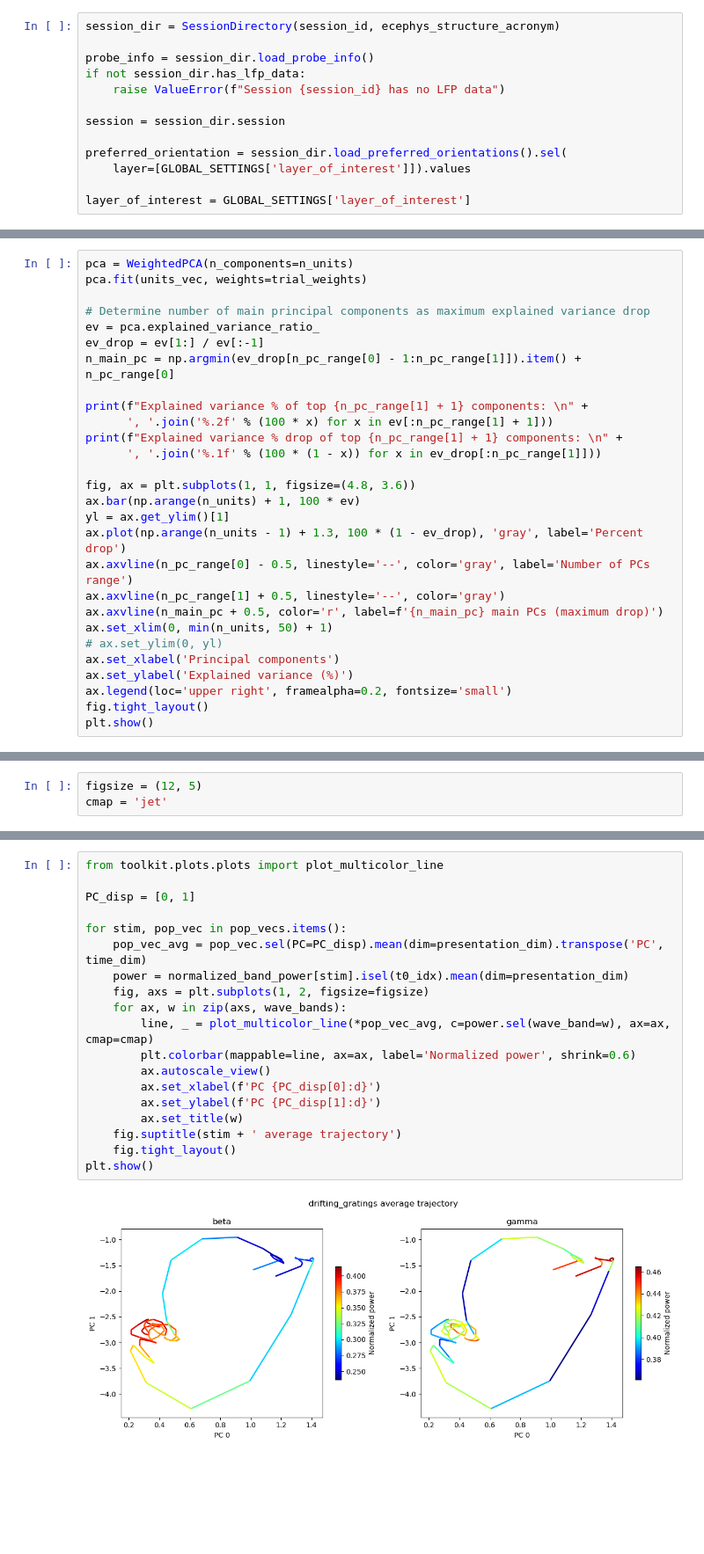
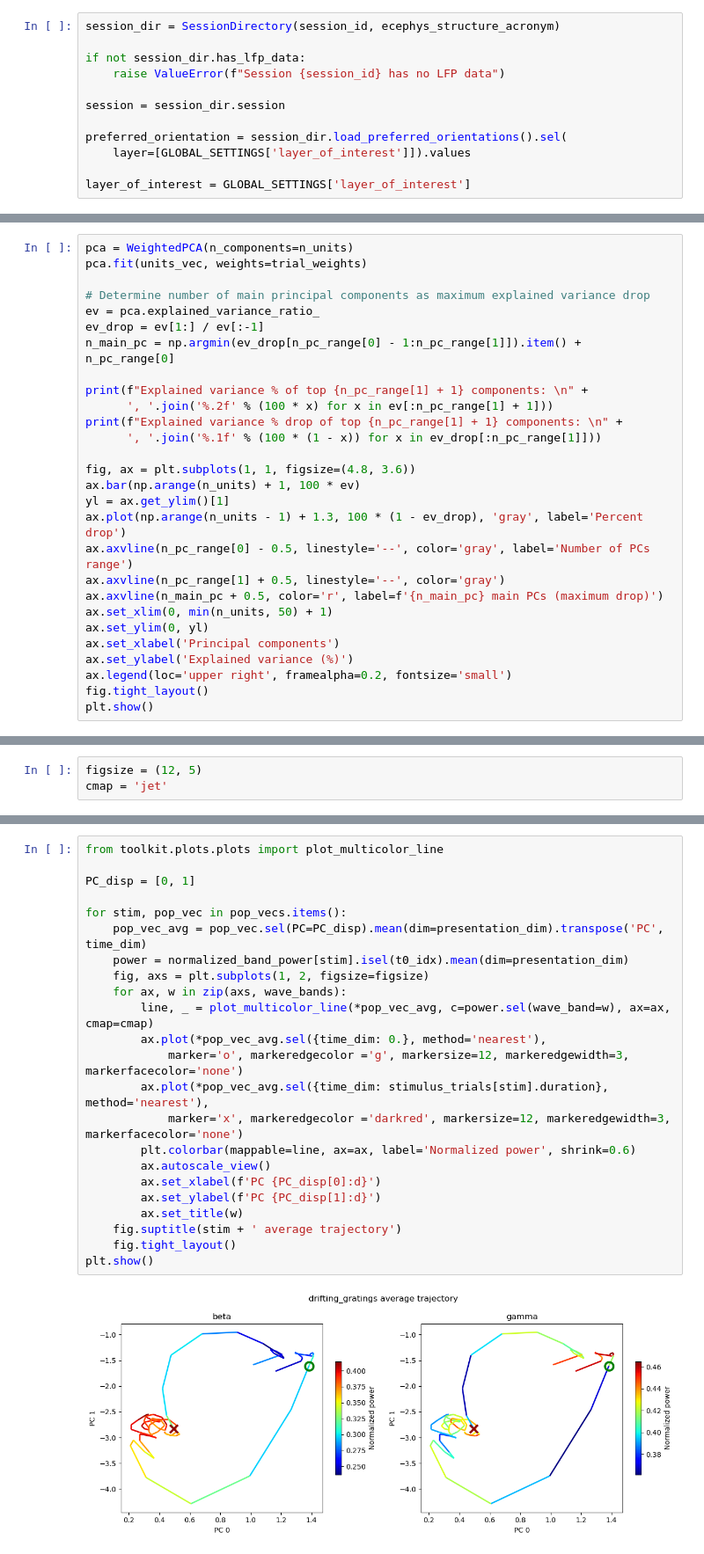
Before and after one commit to chenziao/Analyzing_Allen_Visual_Coding_Neuropixels_Dataset, a Jupyter notebook: notebooks/Population_vector_during_stimuli.ipynb, the cells around one changed output, grey strips where cells are left out. Shown at 88% size. Saved outputs shown, nothing was run; the diff lists cells and outputs as text; blank space fills up the shorter version.

```diff
--- a/notebooks/Population_vector_during_stimuli.ipynb
+++ b/notebooks/Population_vector_during_stimuli.ipynb
@@ -30,7 +30,6 @@ Session ID: 721123822
 # %%
 session_dir = SessionDirectory(session_id, ecephys_structure_acronym)
 
-probe_info = session_dir.load_probe_info()
 if not session_dir.has_lfp_data:
     raise ValueError(f"Session {session_id} has no LFP data")
 
@@ -427,7 +424,7 @@ ax.axvline(n_pc_range[0] - 0.5, linestyle='--', color='gray', label='Number of P
 ax.axvline(n_pc_range[1] + 0.5, linestyle='--', color='gray')
 ax.axvline(n_main_pc + 0.5, color='r', label=f'{n_main_pc} main PCs (maximum drop)')
 ax.set_xlim(0, min(n_units, 50) + 1)
-# ax.set_ylim(0, yl)
+ax.set_ylim(0, yl)
 ax.set_xlabel('Principal components')
 ax.set_ylabel('Explained variance (%)')
 ax.legend(loc='upper right', framealpha=0.2, fontsize='small')
@@ -625,21 +624,25 @@ plt.tight_layout()
 # %%
 from toolkit.plots.plots import plot_multicolor_line
 
 PC_disp = [0, 1]
 
 for stim, pop_vec in pop_vecs.items():
     pop_vec_avg = pop_vec.sel(PC=PC_disp).mean(dim=presentation_dim).transpose('PC', time_dim)
     power = normalized_band_power[stim].isel(t0_idx).mean(dim=presentation_dim)
     fig, axs = plt.subplots(1, 2, figsize=figsize)
     for ax, w in zip(axs, wave_bands):
         line, _ = plot_multicolor_line(*pop_vec_avg, c=power.sel(wave_band=w), ax=ax, cmap=cmap)
+        ax.plot(*pop_vec_avg.sel({time_dim: 0.}, method='nearest'),
+            marker='o', markeredgecolor ='g', markersize=12, markeredgewidth=3, markerfacecolor='none')
+        ax.plot(*pop_vec_avg.sel({time_dim: stimulus_trials[stim].duration}, method='nearest'),
+            marker='x', markeredgecolor ='darkred', markersize=12, markeredgewidth=3, markerfacecolor='none')
         plt.colorbar(mappable=line, ax=ax, label='Normalized power', shrink=0.6)
         ax.autoscale_view()
         ax.set_xlabel(f'PC {PC_disp[0]:d}')
         ax.set_ylabel(f'PC {PC_disp[1]:d}')
         ax.set_title(w)
     fig.suptitle(stim + ' average trajectory')
     fig.tight_layout()
 plt.show()
 # %% [output]
-[figure, old version]
+[figure, new version]
```
Also changed, not shown: parts of 6 cells of this notebook, 1 other file.
